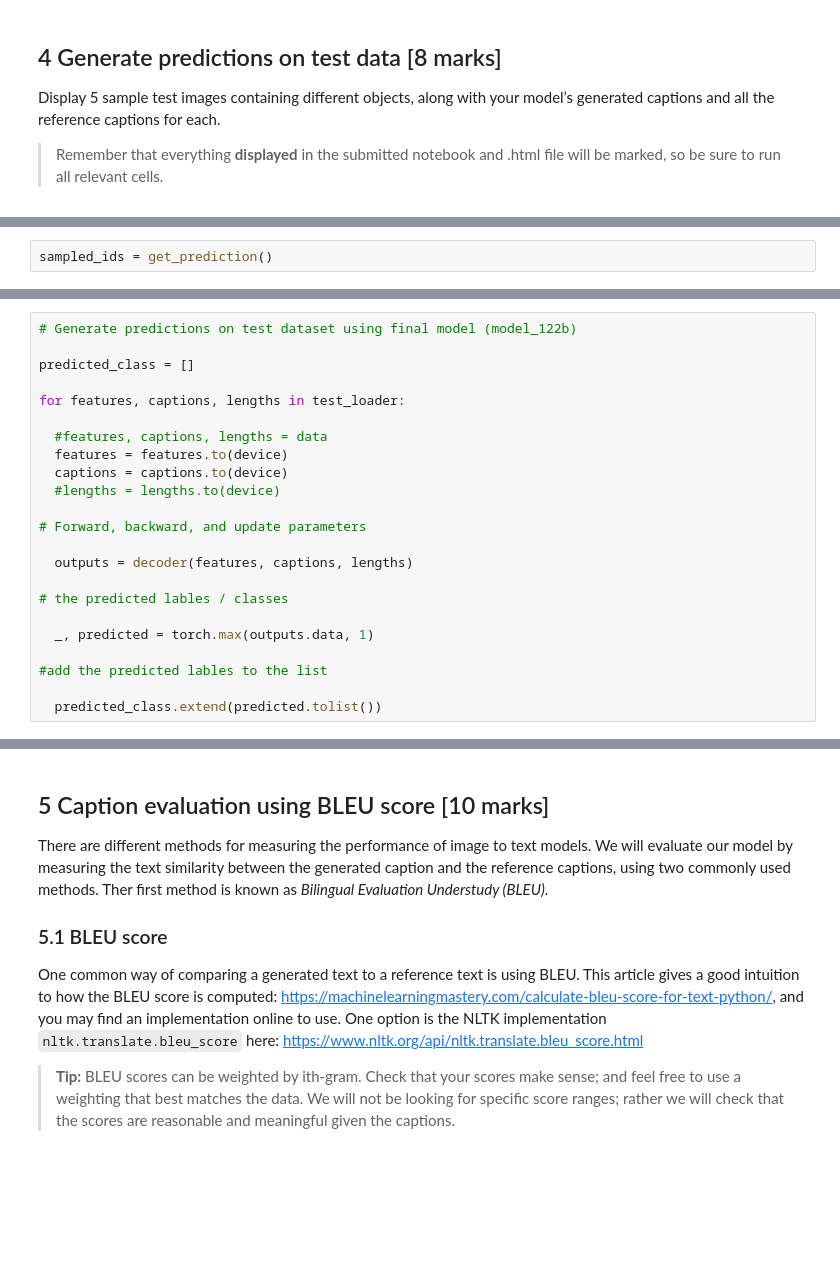
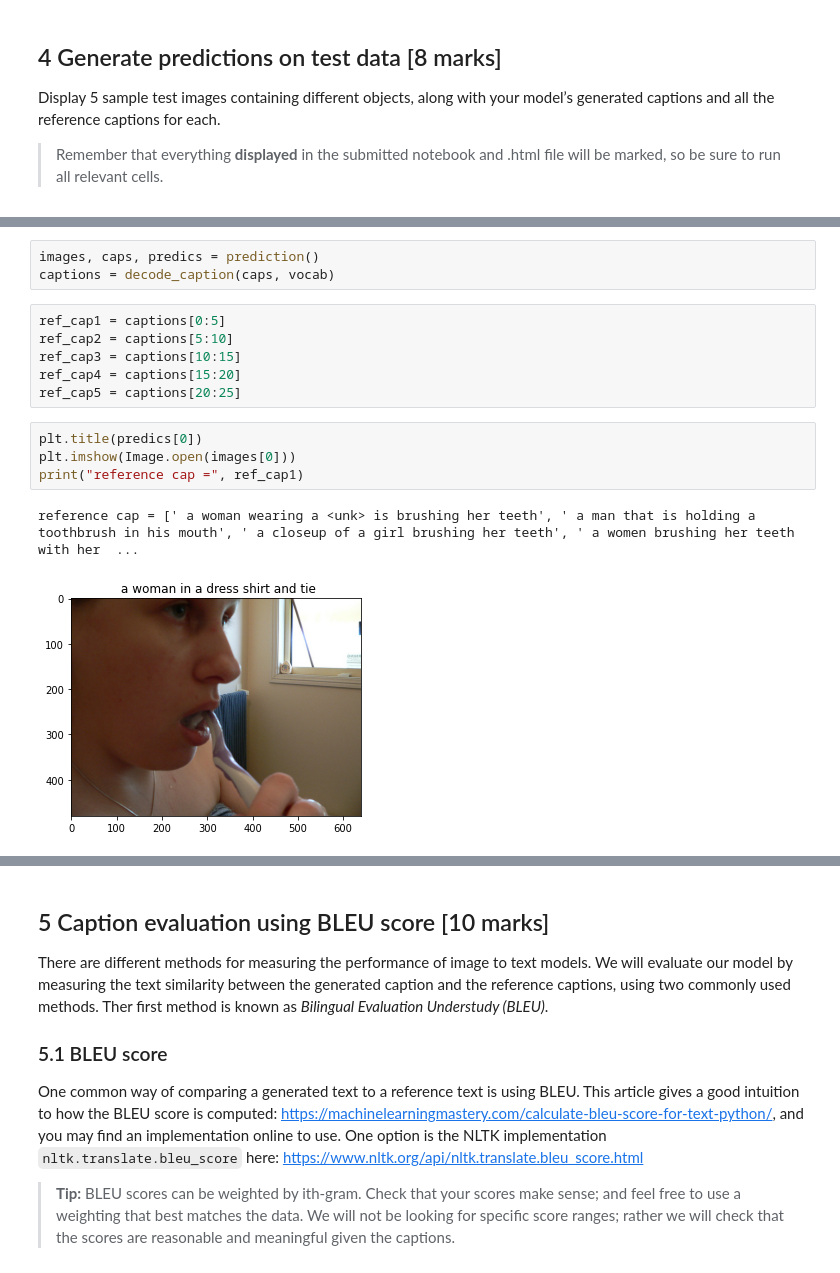
Before and after one commit to buthaina279/P4DS, a Jupyter notebook: COMP5623M_CW2v2.ipynb, the cells around one changed output, grey strips where cells are left out. Cells and saved outputs as stored; diff of their text form; blank space fills up the shorter version.

```diff
--- a/COMP5623M_CW2v2.ipynb
+++ b/COMP5623M_CW2v2.ipynb
@@ -1128,2 +883,0 @@ def get_prediction():
-# %%
-sampled_ids = get_prediction()
@@ -1203,23 +914,0 @@ decode_caption(sampled_ids, vocab)
-# %%
-# Generate predictions on test dataset using final model (model_122b)
-
-predicted_class = []
-
-for features, captions, lengths in test_loader:
-
-  #features, captions, lengths = data
-  features = features.to(device)
-  captions = captions.to(device)
-  #lengths = lengths.to(device)
-
-# Forward, backward, and update parameters
-
-  outputs = decoder(features, captions, lengths)
-
-# the predicted lables / classes
-
-  _, predicted = torch.max(outputs.data, 1)
-
-#add the predicted lables to the list
-
-  predicted_class.extend(predicted.tolist())
@@ -1245,0 +948,16 @@ predicted_class
+# %%
+images, caps, predics = prediction()
+captions = decode_caption(caps, vocab)
+# %%
+ref_cap1 = captions[0:5]
+ref_cap2 = captions[5:10]
+ref_cap3 = captions[10:15]
+ref_cap4 = captions[15:20]
+ref_cap5 = captions[20:25]
+# %%
+plt.title(predics[0])
+plt.imshow(Image.open(images[0]))
+print("reference cap =", ref_cap1)
+# %% [output]
+reference cap = [' a woman wearing a <unk> is brushing her teeth', ' a man that is holding a toothbrush in his mouth', ' a closeup of a girl brushing her teeth', ' a women brushing her teeth with her  ...
+[figure, added]
```
Also changed, not shown: parts of 100 cells of this notebook.
